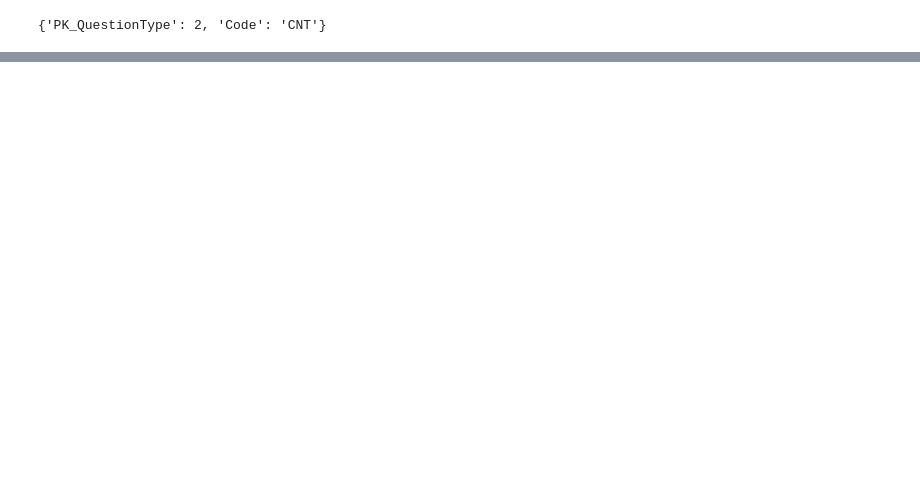
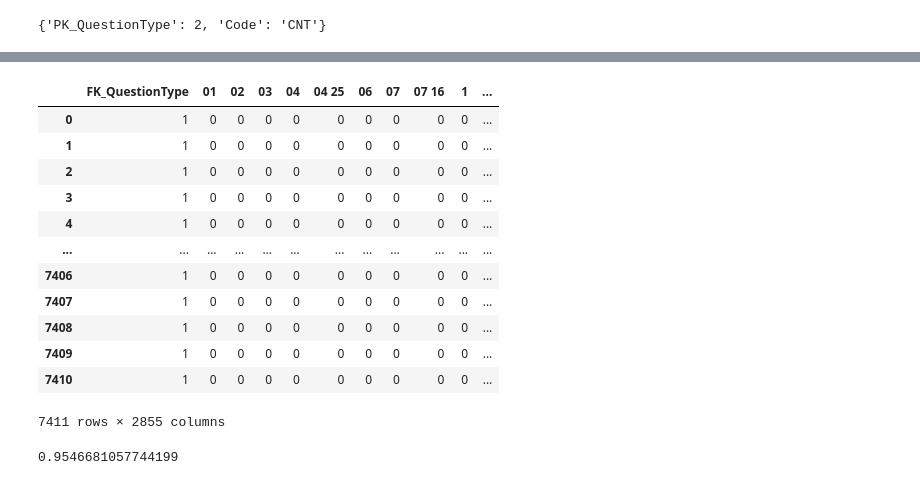
Before and after one commit to tmnkopp/PythonAutomation, a Jupyter notebook: CodeGenerators/classifier.ipynb, the cells around one changed output, grey strips where cells are left out. Saved outputs shown, nothing was run; the diff lists cells and outputs as text; code cells hidden in the pictures; blank space fills up the shorter version.

```diff
--- a/CodeGenerators/classifier.ipynb
+++ b/CodeGenerators/classifier.ipynb
@@ -67,5 +70,6 @@ def _normalizer(s):
 _normalizer('How many threat model exercises [34] were conducted in the last reporting period ?')
 #qt
 # df[df['Code'].isin(['FREQ','DEC'])]
+df['QuestionText']=df['QuestionText'].apply(_normalizer)
 # %%
 sns.barplot(df['Code'].value_counts().index, df['FK_QuestionType'].value_counts().values, alpha=0.6)
@@ -72,3 +79,34 @@ sns.barplot(df['Code'].value_counts().index, df['FK_QuestionType'].value_counts(
+# %%
+vectorizer = CountVectorizer(ngram_range=(1,3), min_df=.003, analyzer='word',token_pattern=u'\w+|\?' )
+X = vectorizer.fit_transform(df['QuestionText'])
+sparse_matrix = pd.DataFrame(columns=vectorizer.get_feature_names(), data=X.toarray())
+sparse_matrix=pd.merge(df, sparse_matrix, left_index=True, right_index=True)
+sparse_matrix.drop(['QuestionText', 'PK_Question', 'Code' ], inplace=True, axis=1)
+sparse_matrix
+# %% [output]
+|  | FK_QuestionType | 01 | 02 | 03 | 04 | 04 25 | 06 | 07 | 07 16 | 1 | ... |
+| 0 | 1 | 0 | 0 | 0 | 0 | 0 | 0 | 0 | 0 | 0 | ... |
+| 1 | 1 | 0 | 0 | 0 | 0 | 0 | 0 | 0 | 0 | 0 | ... |
+| 2 | 1 | 0 | 0 | 0 | 0 | 0 | 0 | 0 | 0 | 0 | ... |
+| 3 | 1 | 0 | 0 | 0 | 0 | 0 | 0 | 0 | 0 | 0 | ... |
+| 4 | 1 | 0 | 0 | 0 | 0 | 0 | 0 | 0 | 0 | 0 | ... |
+| ... | ... | ... | ... | ... | ... | ... | ... | ... | ... | ... | ... |
+| 7406 | 1 | 0 | 0 | 0 | 0 | 0 | 0 | 0 | 0 | 0 | ... |
+| 7407 | 1 | 0 | 0 | 0 | 0 | 0 | 0 | 0 | 0 | 0 | ... |
+| 7408 | 1 | 0 | 0 | 0 | 0 | 0 | 0 | 0 | 0 | 0 | ... |
+| 7409 | 1 | 0 | 0 | 0 | 0 | 0 | 0 | 0 | 0 | 0 | ... |
+| 7410 | 1 | 0 | 0 | 0 | 0 | 0 | 0 | 0 | 0 | 0 | ... |
+7411 rows × 2855 columns
+# %%
+model = LogisticRegression(max_iter=200)
+
+X_train, X_test, y_train, y_test = train_test_split( sparse_matrix.drop(['FK_QuestionType' ], axis=1).values ,  sparse_matrix['FK_QuestionType'].values  , random_state=1)
+model.fit(X_train, y_train)
+y_pred=model.predict(X_test)
+score=model.score(X_test, y_test)
+score
+# %% [output]
+0.9546681057744199
 # %%
 
 df['QuestionText']=df['QuestionText'].apply(_normalizer)
```
Also changed, not shown: parts of 6 cells of this notebook, 10 other files.
